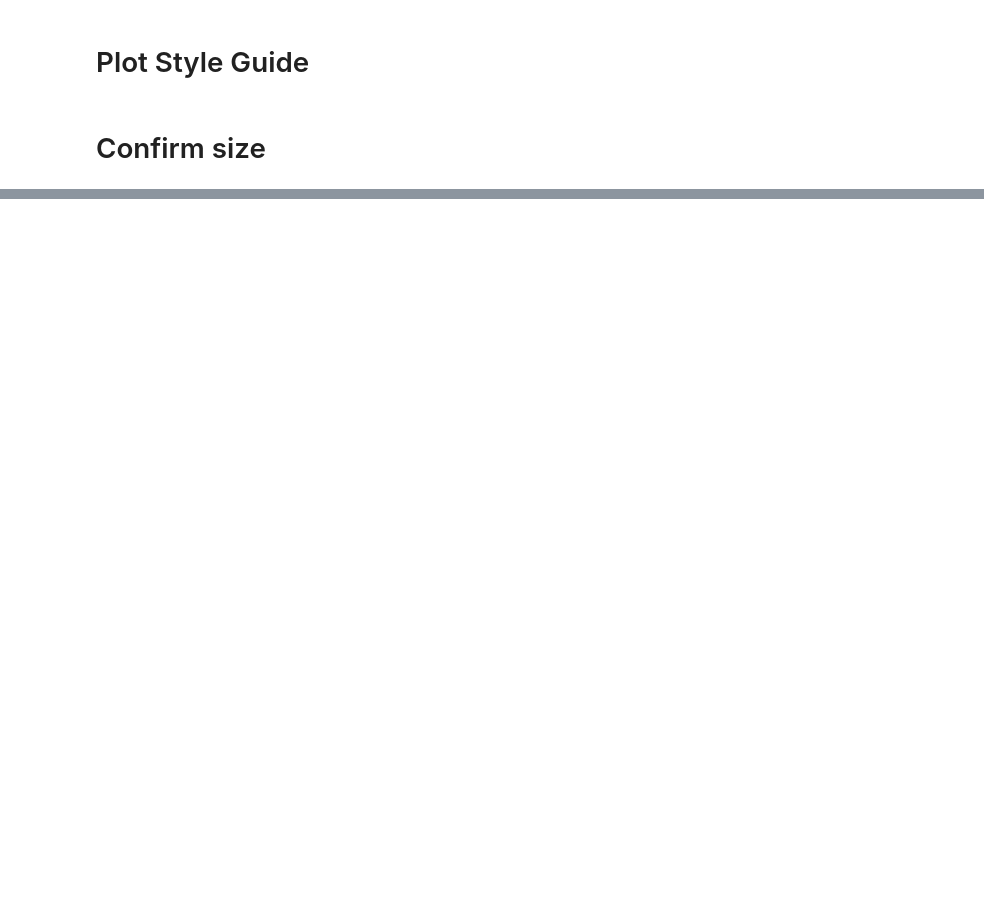
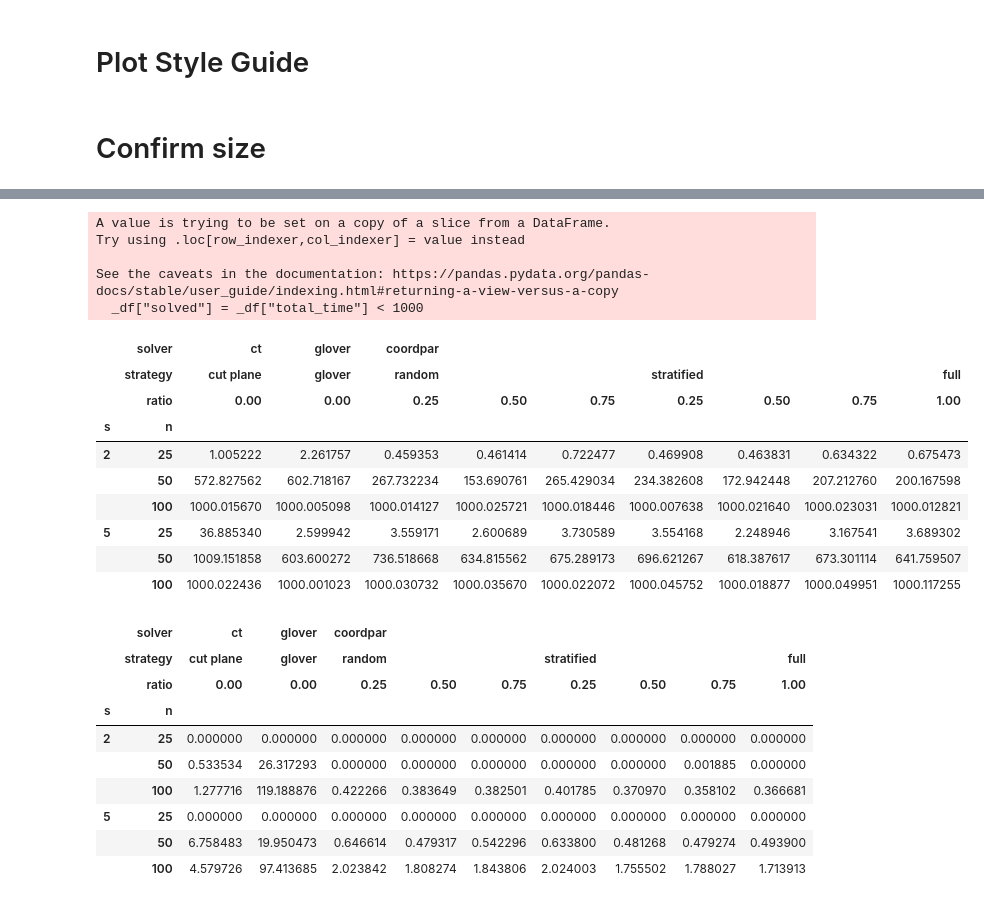
Before and after one commit to sandyspiers/coordinate_partitioning, a Jupyter notebook: results/circle.ipynb, the cells around one changed output, grey strips where cells are left out. Drawn from its saved outputs; the diff is of its cells as text; code cells hidden in the pictures; blank space fills up the shorter version.

```diff
--- a/results/circle.ipynb
+++ b/results/circle.ipynb
@@ -41,32 +85,61 @@ tab
 # %%
-_df = df[(df["time_limit"]==600)]
-_df["solved"] = _df["total_time"] < 600
-tab = _df.pivot_table(index=["s","n"],columns=["solver","strategy","ratio"],values="gap")
-tab = tab[[
-            (      'ct',         'na',  0.0),
-            (  'glover',         'na',  0.0),
+_df = df[(df["time_limit"]==1000)]
+_df["solved"] = _df["total_time"] < 1000
+cols = [
+            (      'ct',  'cut plane',  0.0),
+            (  'glover',     'glover',  0.0),
             ('coordpar',     'random', 0.25),
             ('coordpar',     'random',  0.5),
             ('coordpar',     'random', 0.75),
             ('coordpar', 'stratified', 0.25),
             ('coordpar', 'stratified',  0.5),
             ('coordpar', 'stratified', 0.75),
-            ]]
-tab *= 100
-tab = tab.round(2)
-tab = tab.style.format('{:.2f}')
-print(tab.to_latex(multirow_align="naive",convert_css=True))
-display(tab)
-tab = _df.pivot_table(index=["s","n"],columns=["solver","strategy","ratio"],values="solved",aggfunc="sum")
-tab = tab[[
-            (      'ct',         'na',  0.0),
-            (  'glover',         'na',  0.0),
-            ('coordpar',     'random', 0.25),
-            ('coordpar',     'random',  0.5),
-            ('coordpar',     'random', 0.75),
-            ('coordpar', 'stratified', 0.25),
-            ('coordpar', 'stratified',  0.5),
-            ('coordpar', 'stratified', 0.75),
-            ]]
-print(tab.style.to_latex(multirow_align="naive",convert_css=True))
-display(tab)
+            ('coordpar',       'full',  1.0),
+            ]
+
+rt = _df.pivot_table(index=["s","n"],columns=["solver","strategy","ratio"],values="total_time")[cols]
+# rt = rt.round(2).style.format('{:.2f}')
+# print(rt.to_latex(multirow_align="naive",convert_css=True))
+display(rt)
+
+gap = _df.pivot_table(index=["s","n"],columns=["solver","strategy","ratio"],values="gap")[cols]
+gap *= 100
+# gap = gap.round(2).style.format('{:.2f}')
+# print(gap.to_latex(multirow_align="naive",convert_css=True))
+display(gap)
+
+solved = _df.pivot_table(index=["s","n"],columns=["solver","strategy","ratio"],values="solved",aggfunc="sum")[cols]
+# print(solved.style.to_latex(multirow_align="naive",convert_css=True))
+display(solved)
+
+both = rt.copy()
+for c in both.columns:
+    both[c] = [f"{t:.2f} ({g:.2f})" for t,g in zip(rt[c],gap[c])]
+display(both)
+print(both.style.to_latex(multirow_align="naive",convert_css=True))
+# %% [output]
+A value is trying to be set on a copy of a slice from a DataFrame.
+Try using .loc[row_indexer,col_indexer] = value instead
+
+See the caveats in the documentation: https://pandas.pydata.org/pandas-docs/stable/user_guide/indexing.html#returning-a-view-versus-a-copy
+  _df["solved"] = _df["total_time"] < 1000
+|  | solver | ct | glover | coordpar |  |  |  |  |  |  |
+|  | strategy | cut plane | glover | random |  |  | stratified |  |  | full |
+|  | ratio | 0.00 | 0.00 | 0.25 | 0.50 | 0.75 | 0.25 | 0.50 | 0.75 | 1.00 |
+| s | n |  |  |  |  |  |  |  |  |  |
+| 2 | 25 | 1.005222 | 2.261757 | 0.459353 | 0.461414 | 0.722477 | 0.469908 | 0.463831 | 0.634322 | 0.675473 |
+|  | 50 | 572.827562 | 602.718167 | 267.732234 | 153.690761 | 265.429034 | 234.382608 | 172.942448 | 207.212760 | 200.167598 |
+|  | 100 | 1000.015670 | 1000.005098 | 1000.014127 | 1000.025721 | 1000.018446 | 1000.007638 | 1000.021640 | 1000.023031 | 1000.012821 |
+| 5 | 25 | 36.885340 | 2.599942 | 3.559171 | 2.600689 | 3.730589 | 3.554168 | 2.248946 | 3.167541 | 3.689302 |
+|  | 50 | 1009.151858 | 603.600272 | 736.518668 | 634.815562 | 675.289173 | 696.621267 | 618.387617 | 673.301114 | 641.759507 |
+|  | 100 | 1000.022436 | 1000.001023 | 1000.030732 | 1000.035670 | 1000.022072 | 1000.045752 | 1000.018877 | 1000.049951 | 1000.117255 |
+|  | solver | ct | glover | coordpar |  |  |  |  |  |  |
+|  | strategy | cut plane | glover | random |  |  | stratified |  |  | full |
+|  | ratio | 0.00 | 0.00 | 0.25 | 0.50 | 0.75 | 0.25 | 0.50 | 0.75 | 1.00 |
+| s | n |  |  |  |  |  |  |  |  |  |
+| 2 | 25 | 0.000000 | 0.000000 | 0.000000 | 0.000000 | 0.000000 | 0.000000 | 0.000000 | 0.000000 | 0.000000 |
+|  | 50 | 0.533534 | 26.317293 | 0.000000 | 0.000000 | 0.000000 | 0.000000 | 0.000000 | 0.001885 | 0.000000 |
+|  | 100 | 1.277716 | 119.188876 | 0.422266 | 0.383649 | 0.382501 | 0.401785 | 0.370970 | 0.358102 | 0.366681 |
+| 5 | 25 | 0.000000 | 0.000000 | 0.000000 | 0.000000 | 0.000000 | 0.000000 | 0.000000 | 0.000000 | 0.000000 |
+|  | 50 | 6.758483 | 19.950473 | 0.646614 | 0.479317 | 0.542296 | 0.633800 | 0.481268 | 0.479274 | 0.493900 |
+|  | 100 | 4.579726 | 97.413685 | 2.023842 | 1.808274 | 1.843806 | 2.024003 | 1.755502 | 1.788027 | 1.713913 |
```
Also changed, not shown: parts of 15 cells of this notebook, 2 other files.
